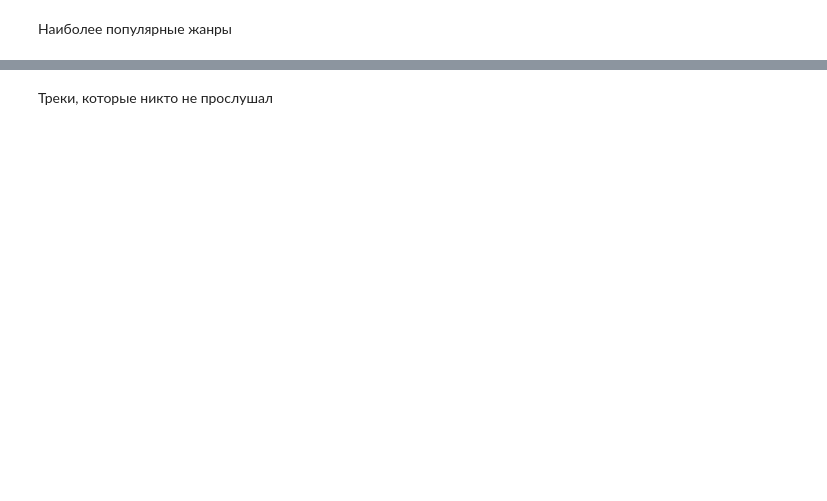
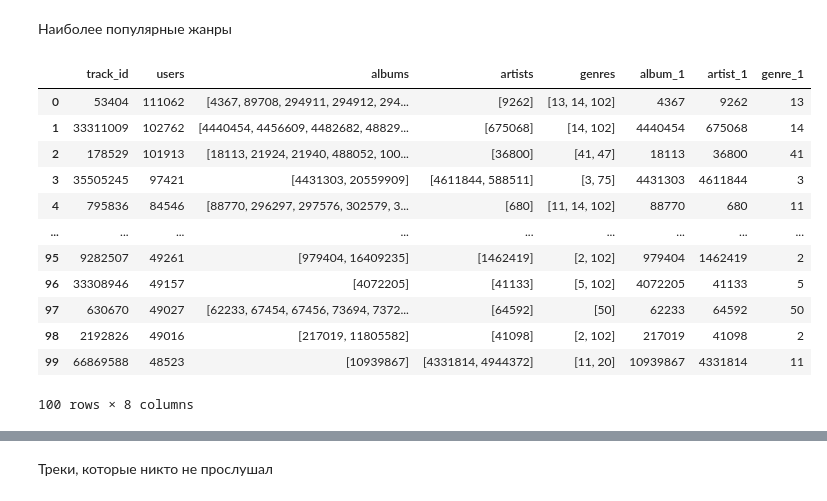
Before and after one commit to ozerge/mle-project-sprint-4-v001, a Jupyter notebook: recommendations.ipynb, the cells around one changed output, grey strips where cells are left out. Saved outputs shown, nothing was run; the diff lists cells and outputs as text; code cells hidden in the pictures; blank space fills up the shorter version.

```diff
--- a/recommendations.ipynb
+++ b/recommendations.ipynb
@@ -809,2 +938,22 @@ user_id track_id
 # %% [markdown]
 Наиболее популярные жанры
+# %%
+# новые колонки - первые значения списков из albums, artists, genres
+interactions_by_track_top_100["album_1"] = interactions_by_track_top_100["albums"].str[0]
+interactions_by_track_top_100["artist_1"] = interactions_by_track_top_100["artists"].str[0]
+interactions_by_track_top_100["genre_1"] = interactions_by_track_top_100["genres"].str[0]
+interactions_by_track_top_100
+# %% [output]
+|  | track_id | users | albums | artists | genres | album_1 | artist_1 | genre_1 |
+| 0 | 53404 | 111062 | [4367, 89708, 294911, 294912, 294... | [9262] | [13, 14, 102] | 4367 | 9262 | 13 |
+| 1 | 33311009 | 102762 | [4440454, 4456609, 4482682, 48829... | [675068] | [14, 102] | 4440454 | 675068 | 14 |
+| 2 | 178529 | 101913 | [18113, 21924, 21940, 488052, 100... | [36800] | [41, 47] | 18113 | 36800 | 41 |
+| 3 | 35505245 | 97421 | [4431303, 20559909] | [4611844, 588511] | [3, 75] | 4431303 | 4611844 | 3 |
+| 4 | 795836 | 84546 | [88770, 296297, 297576, 302579, 3... | [680] | [11, 14, 102] | 88770 | 680 | 11 |
+| ... | ... | ... | ... | ... | ... | ... | ... | ... |
+| 95 | 9282507 | 49261 | [979404, 16409235] | [1462419] | [2, 102] | 979404 | 1462419 | 2 |
+| 96 | 33308946 | 49157 | [4072205] | [41133] | [5, 102] | 4072205 | 41133 | 5 |
+| 97 | 630670 | 49027 | [62233, 67454, 67456, 73694, 7372... | [64592] | [50] | 62233 | 64592 | 50 |
+| 98 | 2192826 | 49016 | [217019, 11805582] | [41098] | [2, 102] | 217019 | 41098 | 2 |
+| 99 | 66869588 | 48523 | [10939867] | [4331814, 4944372] | [11, 20] | 10939867 | 4331814 | 11 |
+100 rows × 8 columns
```
Also changed, not shown: parts of 25 cells of this notebook.
